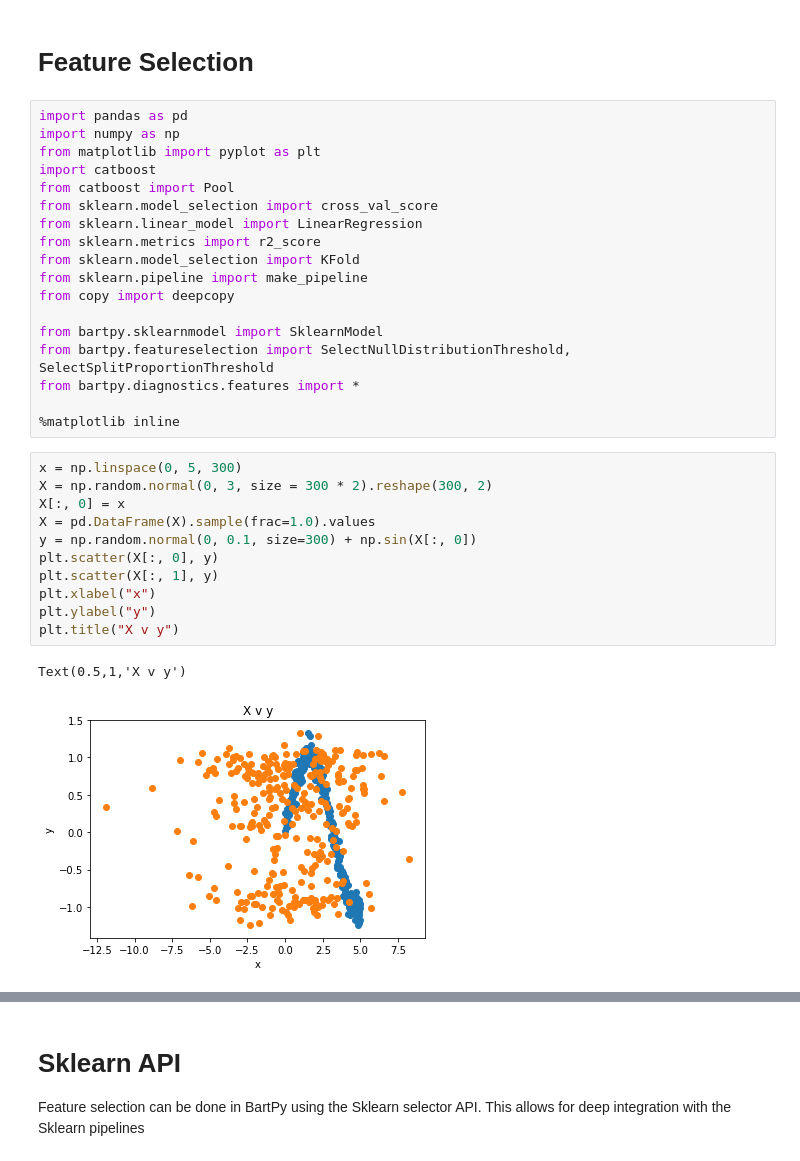
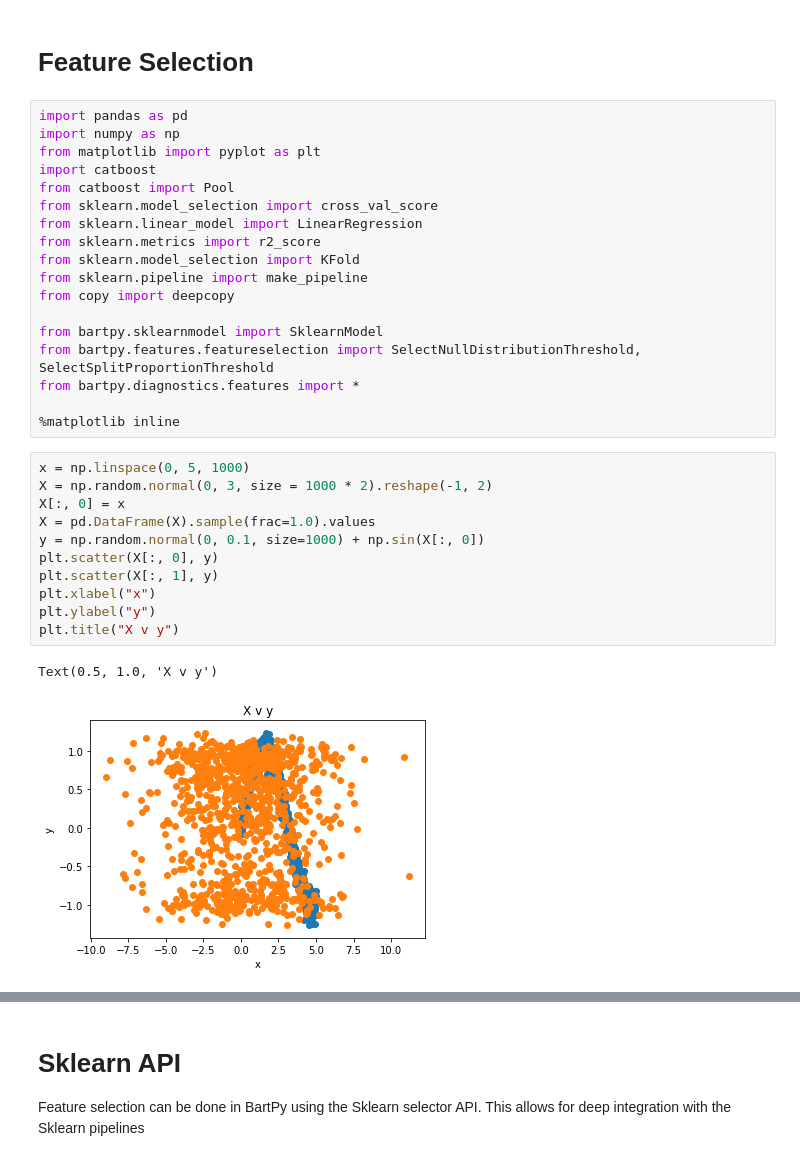
Before and after one commit to JakeColtman/bartpy, a Jupyter notebook: examples/Feature Selection.ipynb, the cells around one changed output, grey strips where cells are left out. Cells and saved outputs as stored; diff of their text form.

```diff
--- a/examples/Feature Selection.ipynb
+++ b/examples/Feature Selection.ipynb
@@ -14,22 +14,22 @@ from sklearn.pipeline import make_pipeline
 from copy import deepcopy
 
 from bartpy.sklearnmodel import SklearnModel
-from bartpy.featureselection import SelectNullDistributionThreshold, SelectSplitProportionThreshold
+from bartpy.features.featureselection import SelectNullDistributionThreshold, SelectSplitProportionThreshold
 from bartpy.diagnostics.features import *
 
 %matplotlib inline
 # %%
-x = np.linspace(0, 5, 300)
-X = np.random.normal(0, 3, size = 300 * 2).reshape(300, 2)
+x = np.linspace(0, 5, 1000)
+X = np.random.normal(0, 3, size = 1000 * 2).reshape(-1, 2)
 X[:, 0] = x
 X = pd.DataFrame(X).sample(frac=1.0).values
-y = np.random.normal(0, 0.1, size=300) + np.sin(X[:, 0])
+y = np.random.normal(0, 0.1, size=1000) + np.sin(X[:, 0])
 plt.scatter(X[:, 0], y)
 plt.scatter(X[:, 1], y)
 plt.xlabel("x")
 plt.ylabel("y")
 plt.title("X v y")
 # %% [output]
-Text(0.5,1,'X v y')
+Text(0.5, 1.0, 'X v y')
-[figure, old version]
+[figure, new version]
 # %%
```
Also changed, not shown: parts of 16 cells of this notebook, 6 other files.
